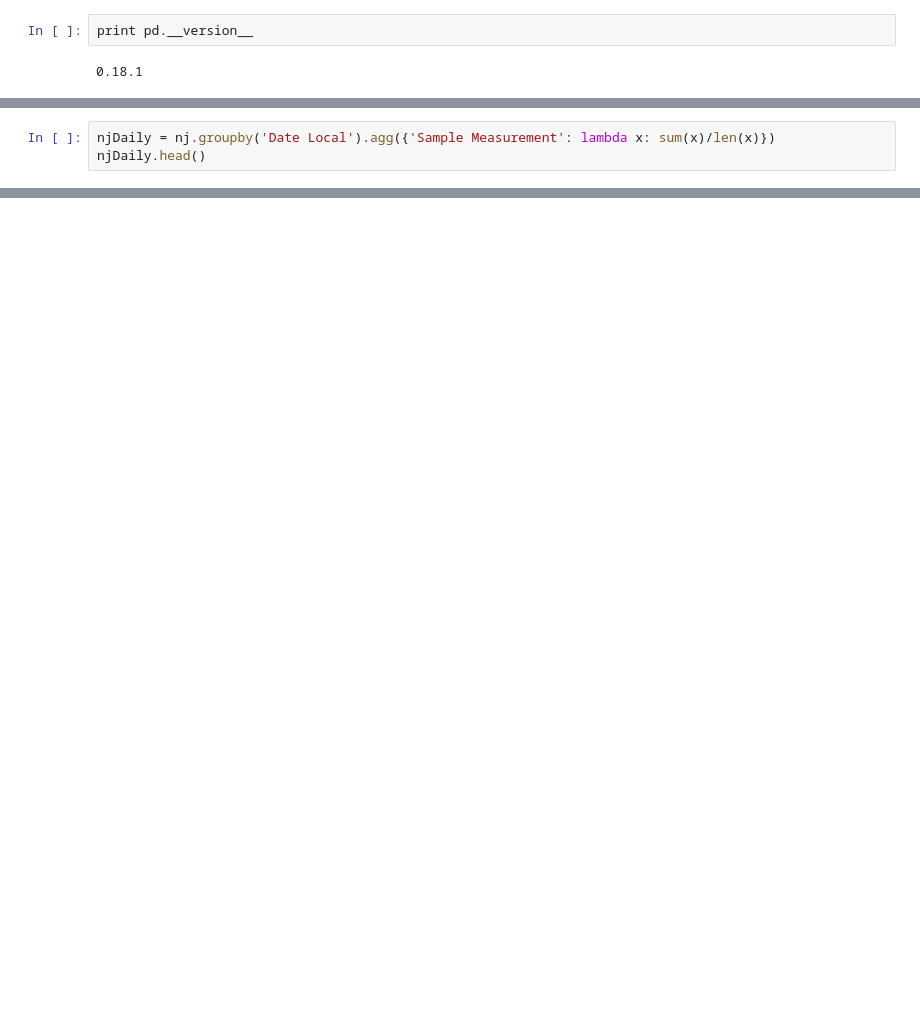
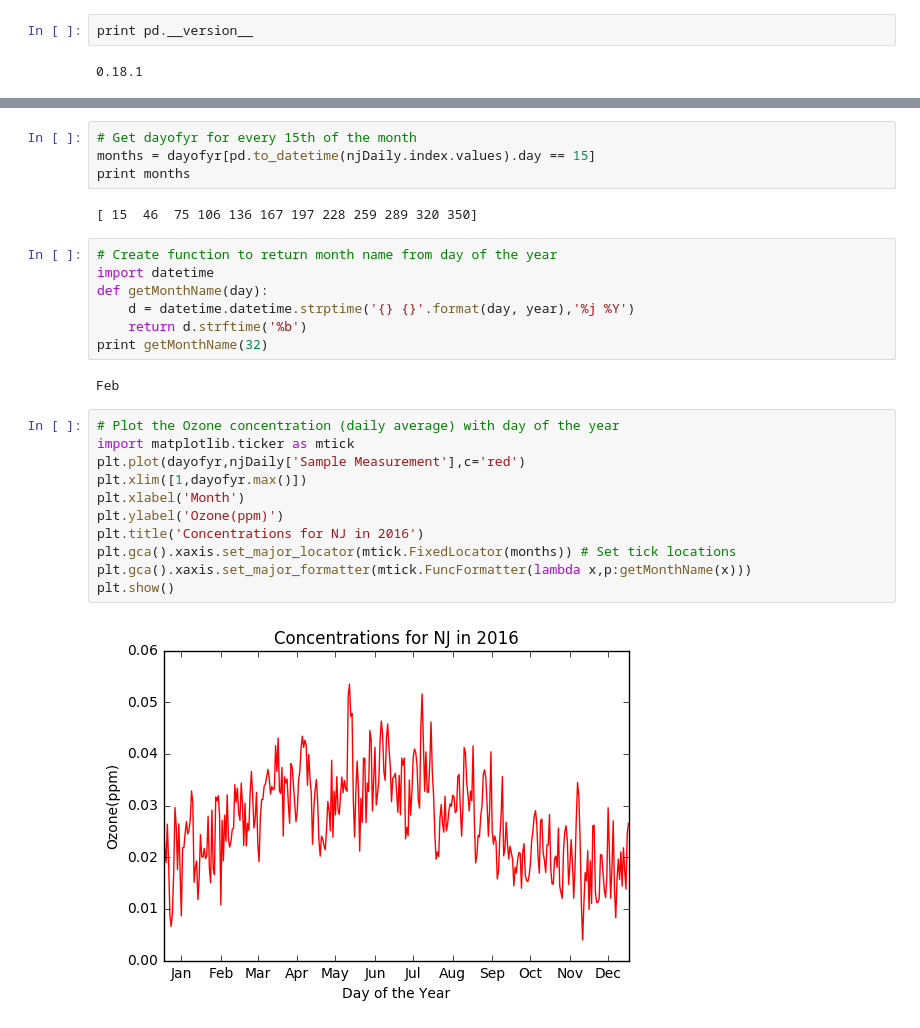
Before and after one commit to codeforprinceton/airquality, a Jupyter notebook: Data/RdOzone.ipynb, the cells around one changed output, grey strips where cells are left out. Saved outputs shown, nothing was run; the diff lists cells and outputs as text; blank space fills up the shorter version.

```diff
--- a/Data/RdOzone.ipynb
+++ b/Data/RdOzone.ipynb
@@ -206,3 +178,0 @@ plt.show()
-# %%
-njDaily = nj.groupby('Date Local').agg({'Sample Measurement': lambda x: sum(x)/len(x)})
-njDaily.head()
@@ -211,0 +201,28 @@ njDaily.head()
+# %%
+# Get dayofyr for every 15th of the month
+months = dayofyr[pd.to_datetime(njDaily.index.values).day == 15]
+print months
+# %% [output]
+[ 15  46  75 106 136 167 197 228 259 289 320 350]
+# %%
+# Create function to return month name from day of the year
+import datetime
+def getMonthName(day):
+    d = datetime.datetime.strptime('{} {}'.format(day, year),'%j %Y')
+    return d.strftime('%b')
+print getMonthName(32)
+# %% [output]
+Feb
+# %%
+# Plot the Ozone concentration (daily average) with day of the year
+import matplotlib.ticker as mtick
+plt.plot(dayofyr,njDaily['Sample Measurement'],c='red')
+plt.xlim([1,dayofyr.max()])
+plt.xlabel('Month')
+plt.ylabel('Ozone(ppm)')
+plt.title('Concentrations for NJ in 2016')
+plt.gca().xaxis.set_major_locator(mtick.FixedLocator(months)) # Set tick locations
+plt.gca().xaxis.set_major_formatter(mtick.FuncFormatter(lambda x,p:getMonthName(x)))
+plt.show()
+# %% [output]
+[figure, added]
```
Also changed, not shown: parts of 22 cells of this notebook.
